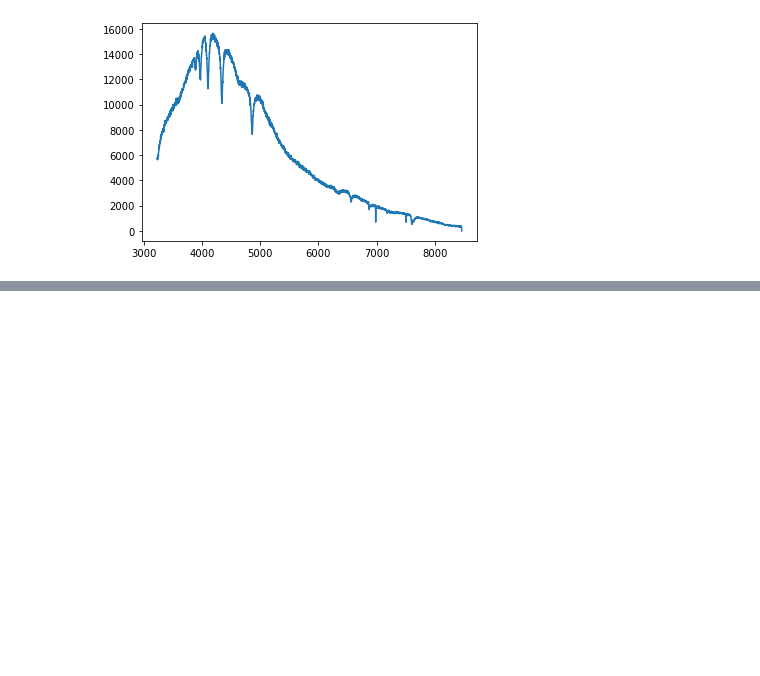
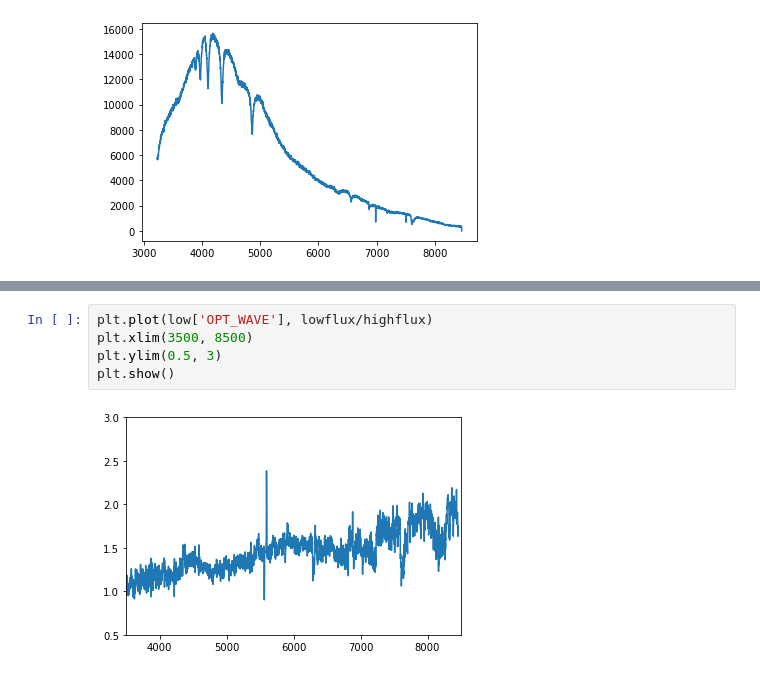
Before and after one commit to MMTObservatory/mmto_sky_brightness, a Jupyter notebook: 20191005/pypeit/analysis.ipynb, the cells around one changed output, grey strips where cells are left out. Saved outputs shown, nothing was run; the diff lists cells and outputs as text; blank space fills up the shorter version.

```diff
--- a/20191005/pypeit/analysis.ipynb
+++ b/20191005/pypeit/analysis.ipynb
@@ -59,0 +48,7 @@ plt.show()
+# %%
+plt.plot(low['OPT_WAVE'], lowflux/highflux)
+plt.xlim(3500, 8500)
+plt.ylim(0.5, 3)
+plt.show()
+# %% [output]
+[figure, added]
```
Also changed, not shown: parts of 8 cells of this notebook.
